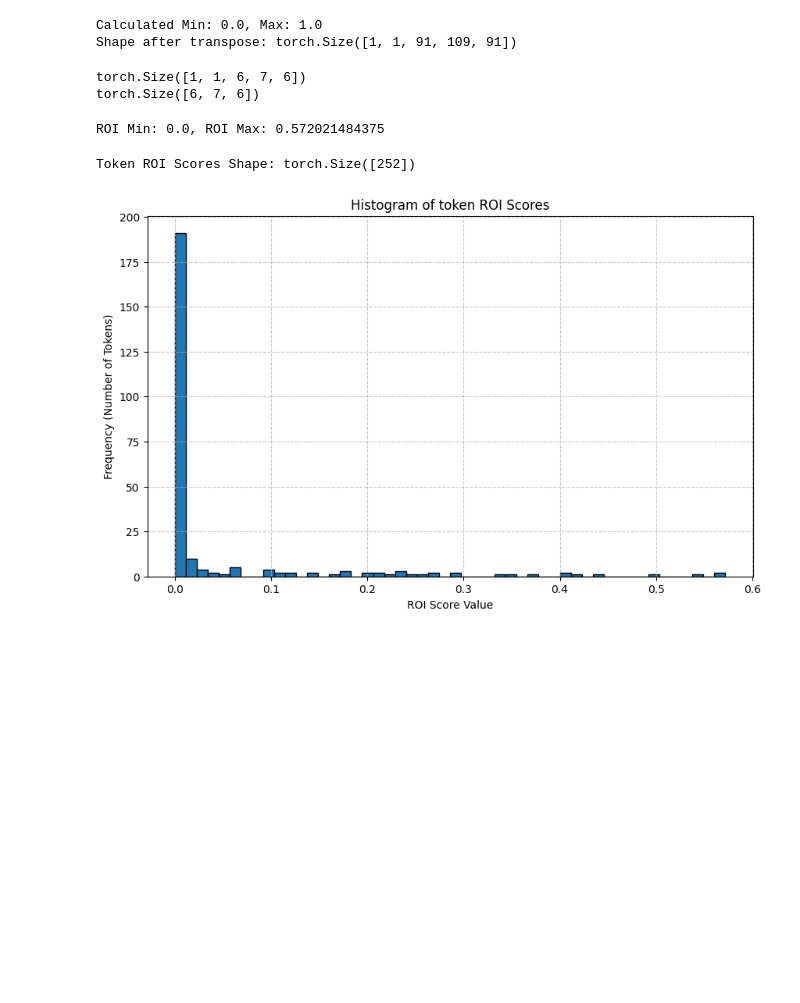
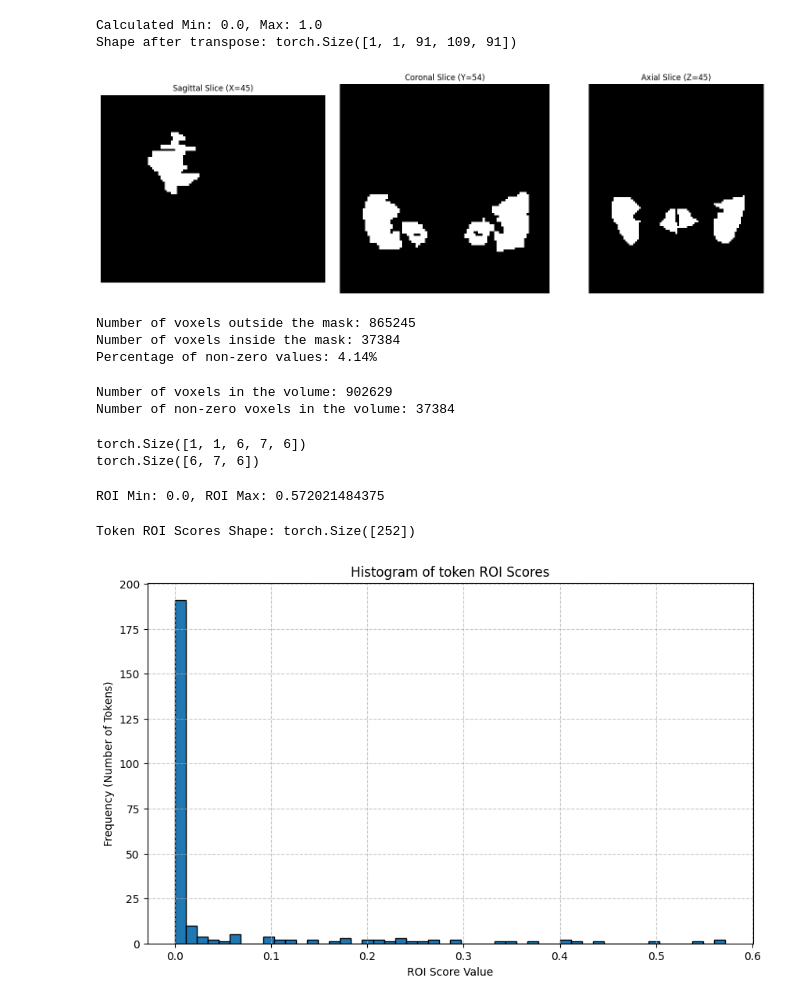
Before and after one commit to diogommiranda/Guiding-ViTs-attention-with-domain-knowledge-for-AD, a Jupyter notebook: code/analyse_mask.ipynb, the cells around one changed output. Cells and saved outputs as stored; diff of their text form; code cells hidden in the pictures; blank space fills up the shorter version.

```diff
--- a/code/analyse_mask.ipynb
+++ b/code/analyse_mask.ipynb
@@ -20,6 +22,34 @@ print(f"Shape after transpose: {volume.shape}")
 # %% [output]
 Calculated Min: 0.0, Max: 1.0
 Shape after transpose: torch.Size([1, 1, 91, 109, 91])
+# %%
+view_image_data(volume[0, 0, :, :, :])
+# %% [output]
+[figure, added]
+# %%
+# Get the number of voxels outside the mask
+num_voxels_outside_mask = (volume == 0).sum().item()
+print(f"Number of voxels outside the mask: {num_voxels_outside_mask}")
+# Get the number of voxels inside the mask
+num_voxels_inside_mask = (volume == 1).sum().item()
+print(f"Number of voxels inside the mask: {num_voxels_inside_mask}")
+
+# print the percentage of non-zero values in the volume
+non_zero_percentage = (volume != 0).float().mean().item() * 100
+print(f"Percentage of non-zero values: {non_zero_percentage:.2f}%")
+# %% [output]
+Number of voxels outside the mask: 865245
+Number of voxels inside the mask: 37384
+Percentage of non-zero values: 4.14%
+# %%
+# compute the number of voxels in the volume and the number of non-zero voxels
+num_voxels = volume.numel()
+print(f"Number of voxels in the volume: {num_voxels}")
+num_non_zero_voxels = (volume != 0).sum().item()
+print(f"Number of non-zero voxels in the volume: {num_non_zero_voxels}")
+# %% [output]
+Number of voxels in the volume: 902629
+Number of non-zero voxels in the volume: 37384
 # %%
 roi_scores = F.interpolate(
     input = volume,
```
Also changed, not shown: parts of 5 cells of this notebook, 6 other files.
